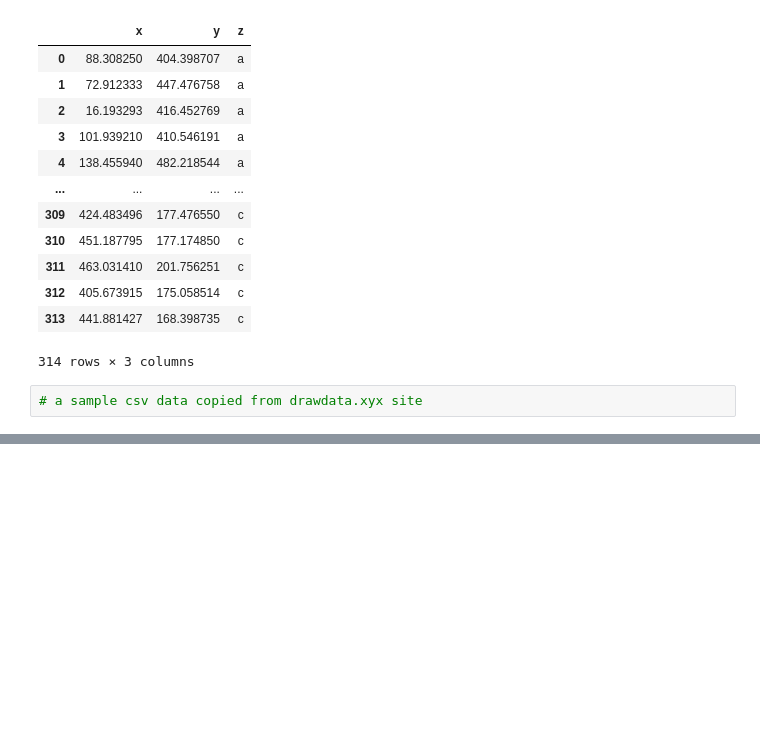
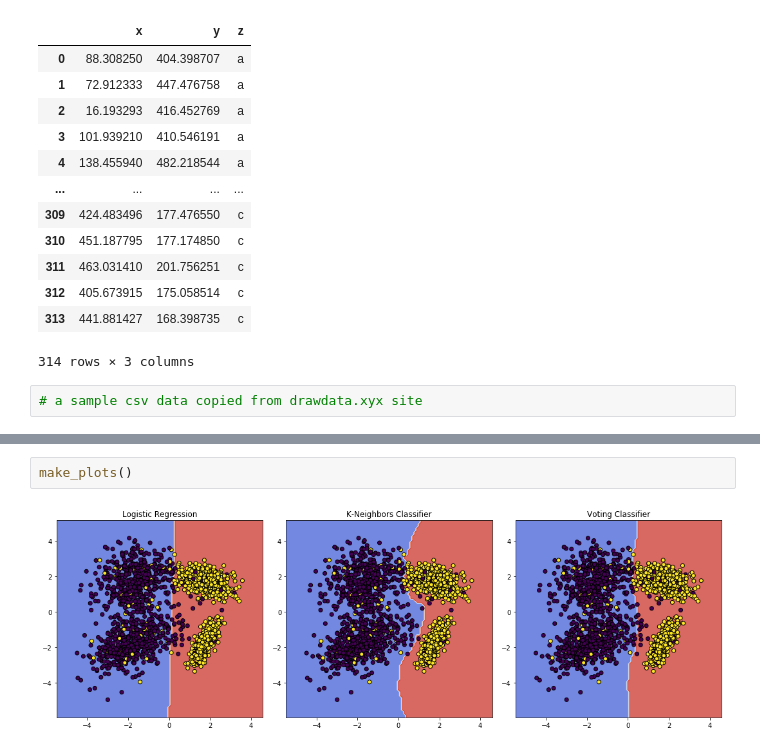
Before and after one commit to Thiyophin/Machine_learning, a Jupyter notebook: scikit_learn_tutorial.ipynb, the cells around one changed output, grey strips where cells are left out. Cells and saved outputs as stored; diff of their text form; blank space fills up the shorter version.

```diff
--- a/scikit_learn_tutorial.ipynb
+++ b/scikit_learn_tutorial.ipynb
@@ -484,0 +593,4 @@ df_clip
+# %%
+make_plots()
+# %% [output]
+[figure, added]
```
Also changed, not shown: parts of 9 cells of this notebook.
